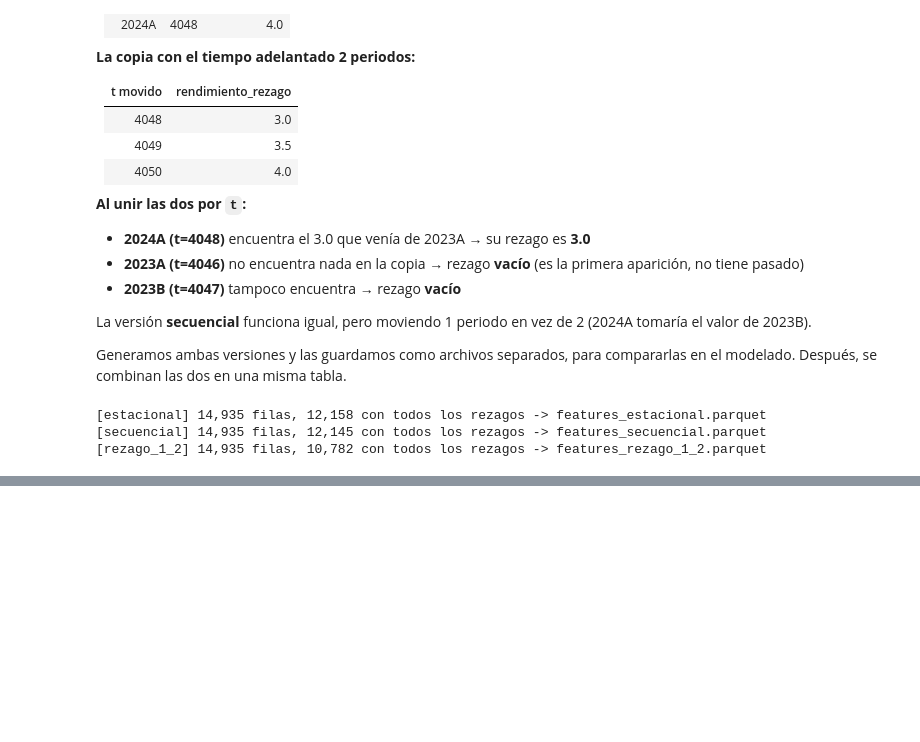
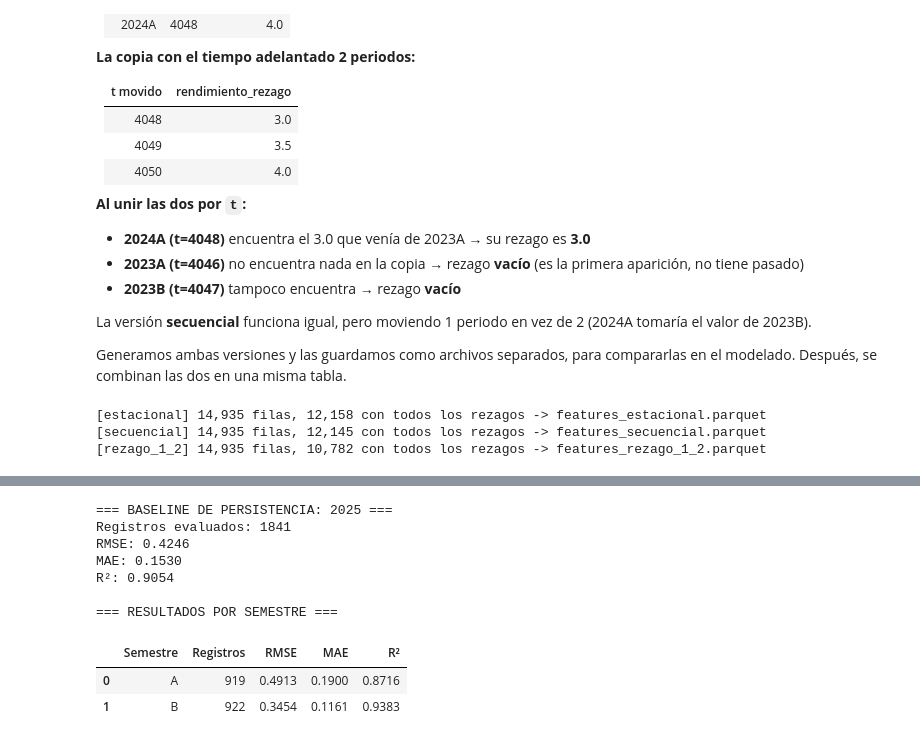
Before and after one commit to VicKingo98/agropredict-colombia, a Jupyter notebook: notebooks/03_featuring.ipynb, the cells around one changed output, grey strips where cells are left out. Cells and saved outputs as stored; diff of their text form; code cells hidden in the pictures; blank space fills up the shorter version.

```diff
--- a/notebooks/03_featuring.ipynb
+++ b/notebooks/03_featuring.ipynb
@@ -285,0 +457,48 @@ for nombre, distancias in TABLAS_FEATURES.items():
+# %%
+from sklearn.metrics import mean_absolute_error, mean_squared_error, r2_score
+import numpy as np
+import pandas as pd
+
+prueba = datos.loc[
+    (datos["anio"] == 2025)
+    & datos["rendimiento"].notna()
+    & datos["rendimiento_rezago_1"].notna()
+].copy()
+
+y_real = prueba["rendimiento"]
+y_pred = prueba["rendimiento_rezago_1"]
+
+print("=== BASELINE DE PERSISTENCIA: 2025 ===")
+print("Registros evaluados:", len(prueba))
+print(f"RMSE: {np.sqrt(mean_squared_error(y_real, y_pred)):.4f}")
+print(f"MAE: {mean_absolute_error(y_real, y_pred):.4f}")
+print(f"R²: {r2_score(y_real, y_pred):.4f}")
+
+print("\n=== RESULTADOS POR SEMESTRE ===")
+
+resultados = []
+
+for semestre, grupo in prueba.groupby("semestre_b"):
+    real = grupo["rendimiento"]
+    pred = grupo["rendimiento_rezago_1"]
+
+    resultados.append({
+        "Semestre": "A" if semestre == 0 else "B",
+        "Registros": len(grupo),
+        "RMSE": np.sqrt(mean_squared_error(real, pred)),
+        "MAE": mean_absolute_error(real, pred),
+        "R²": r2_score(real, pred)
+    })
+
+display(pd.DataFrame(resultados).round(4))
+# %% [output]
+=== BASELINE DE PERSISTENCIA: 2025 ===
+Registros evaluados: 1841
+RMSE: 0.4246
+MAE: 0.1530
+R²: 0.9054
+
+=== RESULTADOS POR SEMESTRE ===
+|  | Semestre | Registros | RMSE | MAE | R² |
+| 0 | A | 919 | 0.4913 | 0.1900 | 0.8716 |
+| 1 | B | 922 | 0.3454 | 0.1161 | 0.9383 |
```
Also changed, not shown: parts of 4 cells of this notebook, 1 other file.
